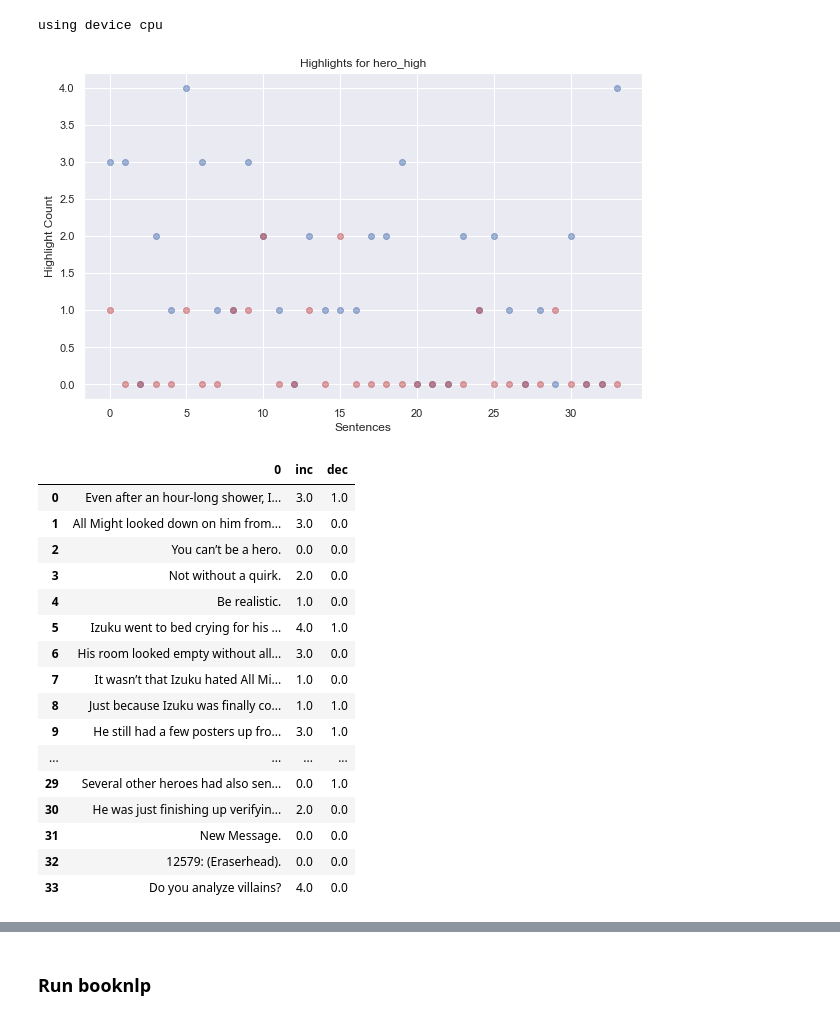
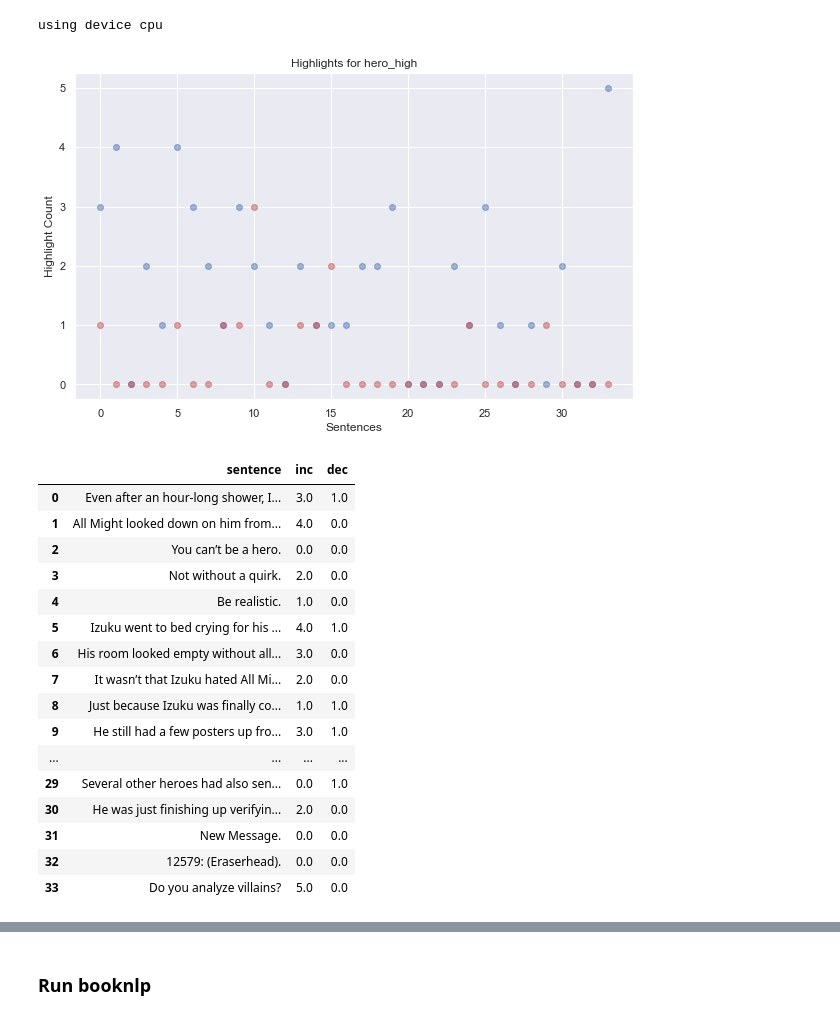
Before and after one commit to kelseyneis/narrative_transportation, a Jupyter notebook: survey_response.ipynb, the cells around one changed output, grey strips where cells are left out. Drawn from its saved outputs; the diff is of its cells as text; code cells hidden in the pictures.

```diff
--- a/survey_response.ipynb
+++ b/survey_response.ipynb
@@ -60,21 +60,21 @@ def show_highlight_results(storyName, sentences, data):
    return (y1, y2)
 # %%
 counts_inc, counts_dec = show_highlight_results('hero_high', hero_high_sentences, data) # show individual results by passing in a row: data[1:2]
-sentence_counts = pd.DataFrame(hero_high_sentences)
+sentence_counts = pd.DataFrame(hero_high_sentences, columns=['sentence'])
 sentence_counts['inc'] = counts_inc
 sentence_counts['dec'] = counts_dec
 display(sentence_counts)
 # %% [output]
-[figure, old version]
+[figure, new version]
-|  | 0 | inc | dec |
+|  | sentence | inc | dec |
 | 0 | Even after an hour-long shower, I... | 3.0 | 1.0 |
-| 1 | All Might looked down on him from... | 3.0 | 0.0 |
+| 1 | All Might looked down on him from... | 4.0 | 0.0 |
 | 2 | You can’t be a hero. | 0.0 | 0.0 |
 | 3 | Not without a quirk. | 2.0 | 0.0 |
 | 4 | Be realistic. | 1.0 | 0.0 |
 | 5 | Izuku went to bed crying for his ... | 4.0 | 1.0 |
 | 6 | His room looked empty without all... | 3.0 | 0.0 |
-| 7 | It wasn’t that Izuku hated All Mi... | 1.0 | 0.0 |
+| 7 | It wasn’t that Izuku hated All Mi... | 2.0 | 0.0 |
 | 8 | Just because Izuku was finally co... | 1.0 | 1.0 |
 | 9 | He still had a few posters up fro... | 3.0 | 1.0 |
 | ... | ... | ... | ... |
@@ -82,7 +82,7 @@ display(sentence_counts)
 | 30 | He was just finishing up verifyin... | 2.0 | 0.0 |
 | 31 | New Message. | 0.0 | 0.0 |
 | 32 | 12579: (Eraserhead). | 0.0 | 0.0 |
-| 33 | Do you analyze villains? | 4.0 | 0.0 |
+| 33 | Do you analyze villains? | 5.0 | 0.0 |
 # %%
 combined_highlights = counts_inc - counts_dec
 x = np.linspace(0, len(counts_inc)-1, len(counts_inc))
```
Also changed, not shown: parts of 6 cells of this notebook, 3 other files.
